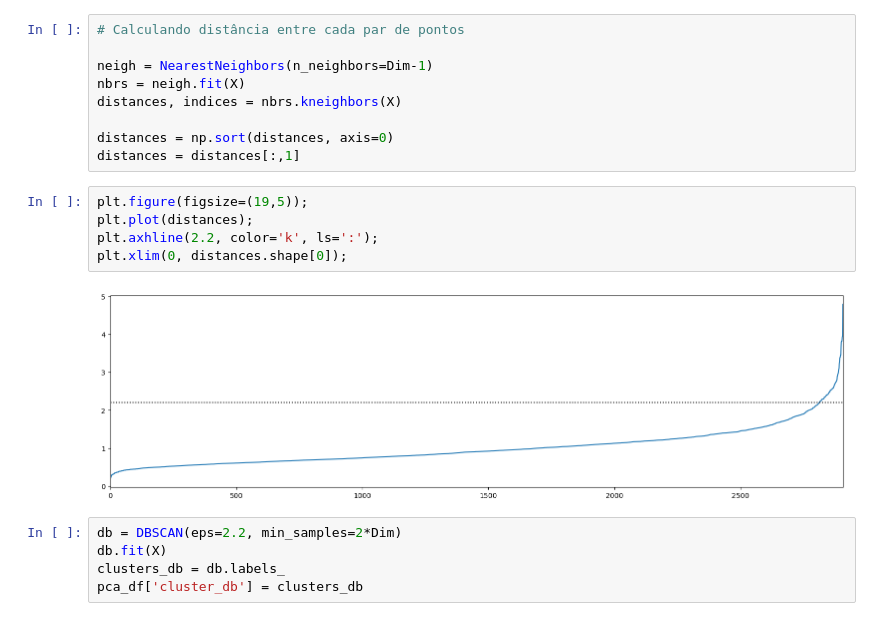
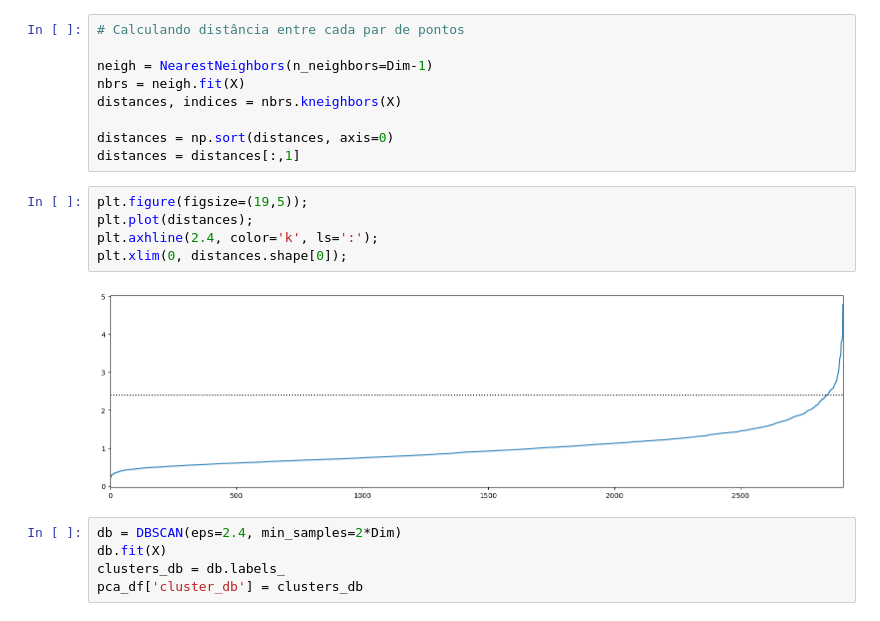
Before and after one commit to jpgmendes/education_clustering, a Jupyter notebook: Educacao_v1.ipynb, the cells around one changed output. Saved outputs shown, nothing was run; the diff lists cells and outputs as text.

```diff
--- a/Educacao_v1.ipynb
+++ b/Educacao_v1.ipynb
@@ -317,12 +332,12 @@ distances = distances[:,1]
 # %%
 plt.figure(figsize=(19,5));
 plt.plot(distances);
-plt.axhline(2.2, color='k', ls=':');
+plt.axhline(2.4, color='k', ls=':');
 plt.xlim(0, distances.shape[0]);
 # %% [output]
-[figure, old version]
+[figure, new version]
 # %%
-db = DBSCAN(eps=2.2, min_samples=2*Dim)
+db = DBSCAN(eps=2.4, min_samples=2*Dim)
 db.fit(X)
 clusters_db = db.labels_
 pca_df['cluster_db'] = clusters_db
```
Also changed, not shown: parts of 22 cells of this notebook.
